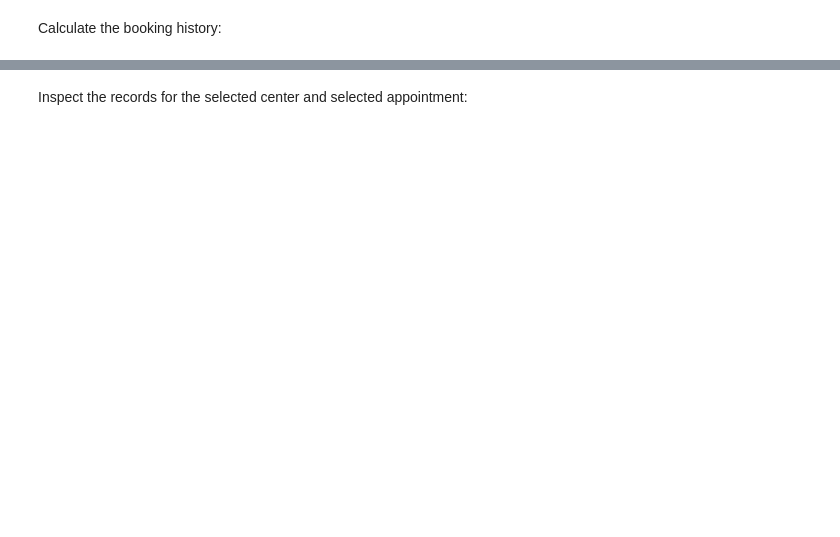
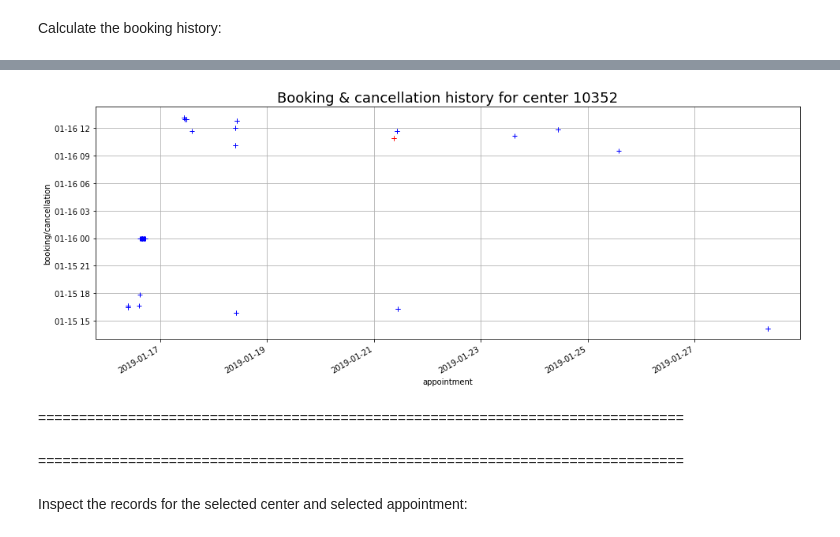
Before and after one commit to antoinechoffrut/UHCW, a Jupyter notebook: UHCW_reconstruction.ipynb, the cells around one changed output, grey strips where cells are left out. Drawn from its saved outputs; the diff is of its cells as text; code cells hidden in the pictures; blank space fills up the shorter version.

```diff
--- a/UHCW_reconstruction.ipynb
+++ b/UHCW_reconstruction.ipynb
@@ -394,3 +365,21 @@ df_history = df_action.loc[df_action['key'] != "none", :]
+# %%
+df_bookings = df_history.loc[df_history['key'] == 'book', ['id', 'test type', 'appointment', 'grab']]
+df_cancellations = df_history.loc[df_history['key'] == 'cancel', ['id', 'test type', 'appointment', 'grab']]
+# %%
+fig, ax = plt.subplots(figsize=(16, 6));
+df_bookings.query('appointment < datetime.datetime(2019, 2, 1)').plot(x='appointment', y='grab', style='+b', ax=ax);
+df_cancellations.query('appointment < datetime.datetime(2019, 2, 1)').plot(x='appointment', y='grab', style='+r', ax=ax);
+ax.set_xlabel("appointment");
+ax.set_ylabel("booking/cancellation");
+ax.get_legend().remove()
+ax.set_title("Booking & cancellation history for center {}".format(selected_centers[0]), fontsize=18);
+ax.grid()
+# %% [output]
+[figure, added]
+# %% [markdown]
+===============================================================================
+# %% [markdown]
+===============================================================================
 # %% [markdown]
 Inspect the records for the selected center and selected appointment:
 # %%
```
Also changed, not shown: parts of 31 cells of this notebook.
